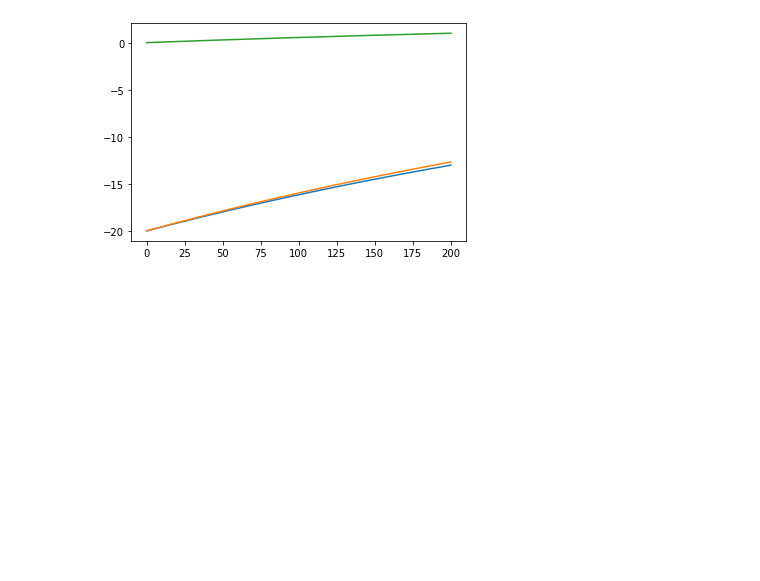
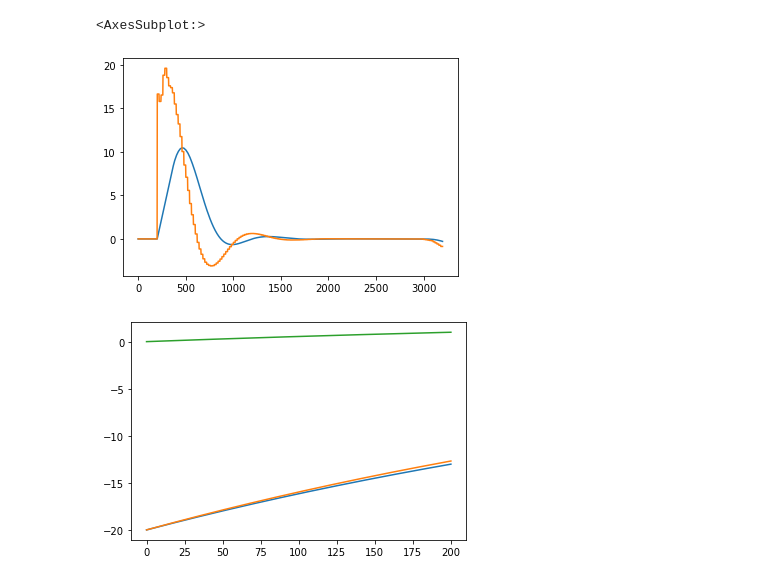
Before and after one commit to frederikt0ft/ROTV-modeling-and-control, a Jupyter notebook: Control/Control_Development.ipynb, the cells around one changed output. Saved outputs shown, nothing was run; the diff lists cells and outputs as text; code cells hidden in the pictures; blank space fills up the shorter version.

```diff
--- a/Control/Control_Development.ipynb
+++ b/Control/Control_Development.ipynb
@@ -27,3 +38,9 @@ display(df[3150:3200])
+# %%
+df["u3"].plot()
+df["u3_d"].plot()
+# %% [output]
+<AxesSubplot:>
+[figure, added]
 # %%
 import numpy as np
 import matplotlib.pyplot as plt
```
Also changed, not shown: parts of 3 cells of this notebook, 3 other files.
